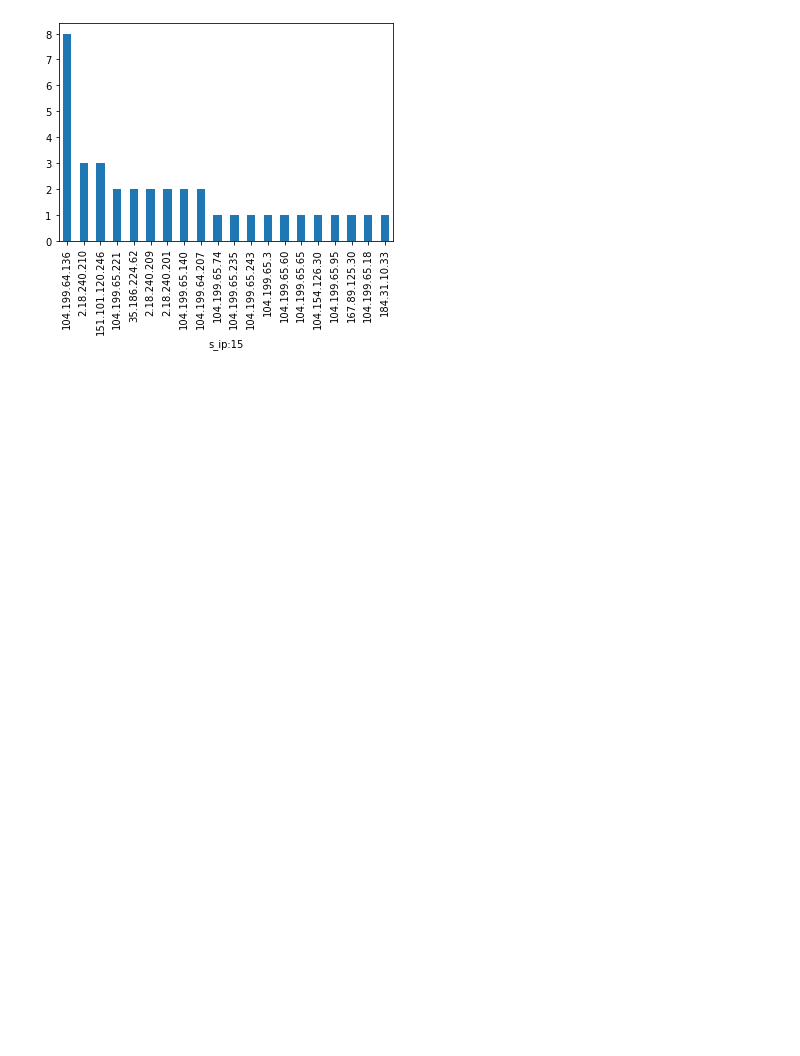
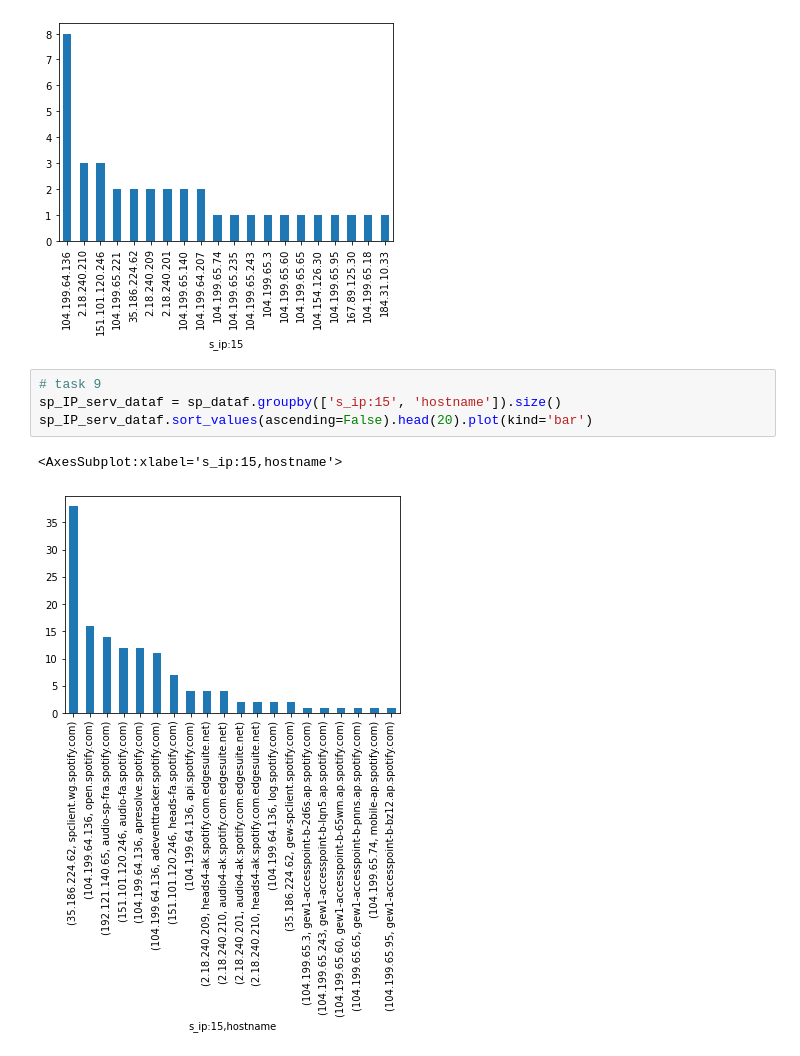
Before and after one commit to AlessioFerra/NML_Group4, a Jupyter notebook: Lab04.ipynb, the cells around one changed output. Cells and saved outputs as stored; diff of their text form; blank space fills up the shorter version.

```diff
--- a/Lab04.ipynb
+++ b/Lab04.ipynb
@@ -306,3 +304,10 @@ sp_IP_subservs['hostname'].head(20).plot(kind='bar')
 # %% [output]
 <AxesSubplot:xlabel='s_ip:15'>
 [figure]
+# %%
+# task 9
+sp_IP_serv_dataf = sp_dataf.groupby(['s_ip:15', 'hostname']).size()
+sp_IP_serv_dataf.sort_values(ascending=False).head(20).plot(kind='bar')
+# %% [output]
+<AxesSubplot:xlabel='s_ip:15,hostname'>
+[figure, added]
```
Also changed, not shown: parts of 10 cells of this notebook.
